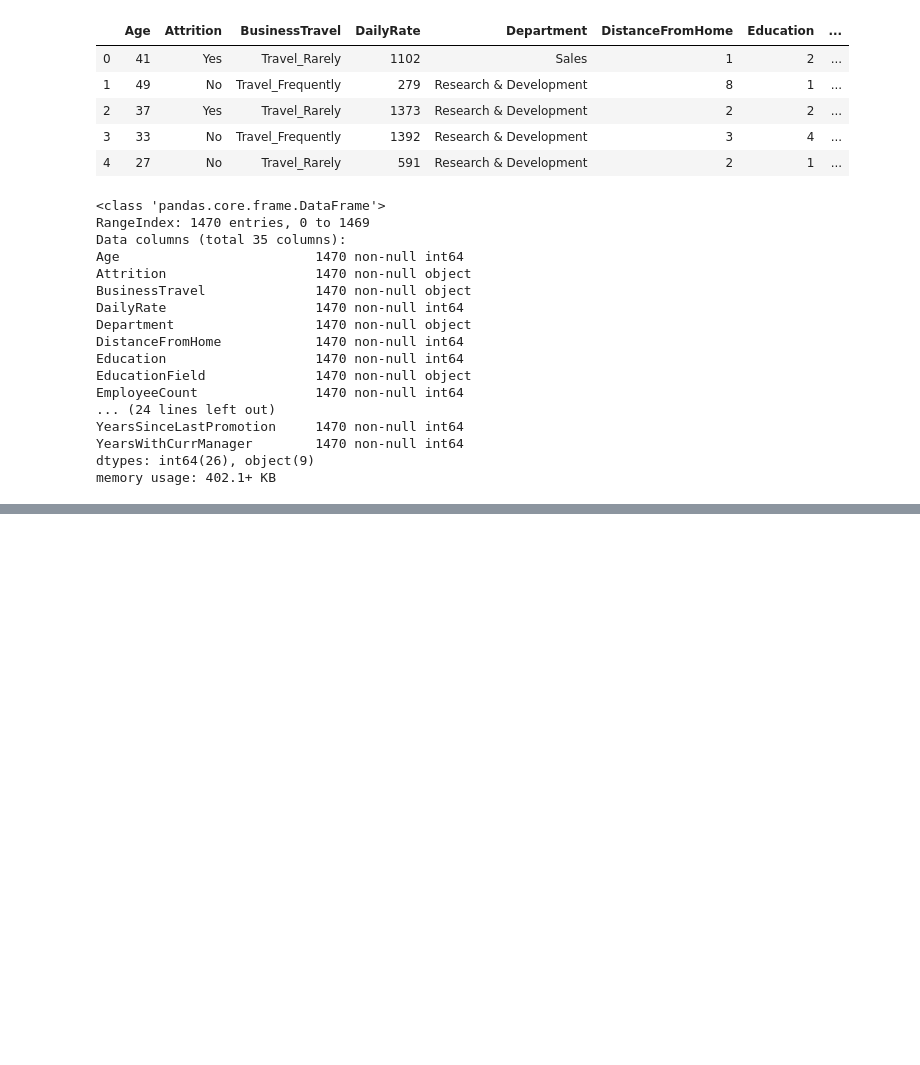
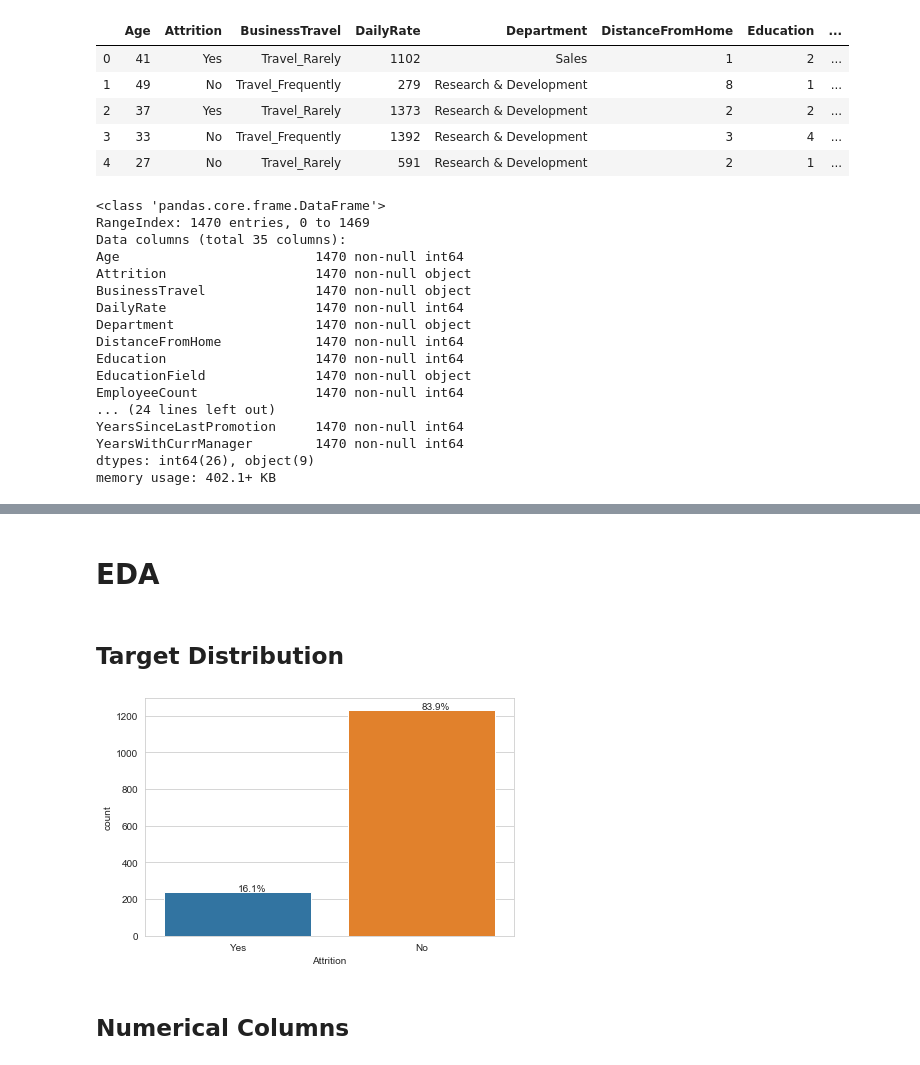
Before and after one commit to SivaLokam/supervisedlearning, a Jupyter notebook: Tutorials/Logistic Regression.ipynb, the cells around one changed output, grey strips where cells are left out. Saved outputs shown, nothing was run; the diff lists cells and outputs as text; code cells hidden in the pictures; blank space fills up the shorter version.

```diff
--- a/Tutorials/Logistic Regression.ipynb
+++ b/Tutorials/Logistic Regression.ipynb
@@ -8,3 +10,3 @@ pd.set_option('display.max.column',40)
 # %%
-emp_attr = pd.read_csv(r'..\datasets\IBM_HR\WA_Fn-UseC_-HR-Employee-Attrition.csv')
+df = pd.read_csv(r'..\datasets\IBM_HR\WA_Fn-UseC_-HR-Employee-Attrition.csv')
 # %%
@@ -38,0 +67,17 @@ memory usage: 402.1+ KB
+# %%
+TARGET_COL = 'Attrition'
+# %% [markdown]
+# EDA
+# %% [markdown]
+## Target Distribution
+# %%
+sns.set_style('whitegrid')
+ax = sns.countplot(df[TARGET_COL])
+for p in ax.patches:
+        ax.annotate('{:.1f}%'.format(p.get_height()/df.shape[0]*100), (p.get_x()+0.4, p.get_height()+5))
+# plt.legend(True)
+plt.tight_layout()
+# %% [output]
+[figure, added]
+# %% [markdown]
+## Numerical Columns
```
Also changed, not shown: parts of 20 cells of this notebook, 5 other files.
